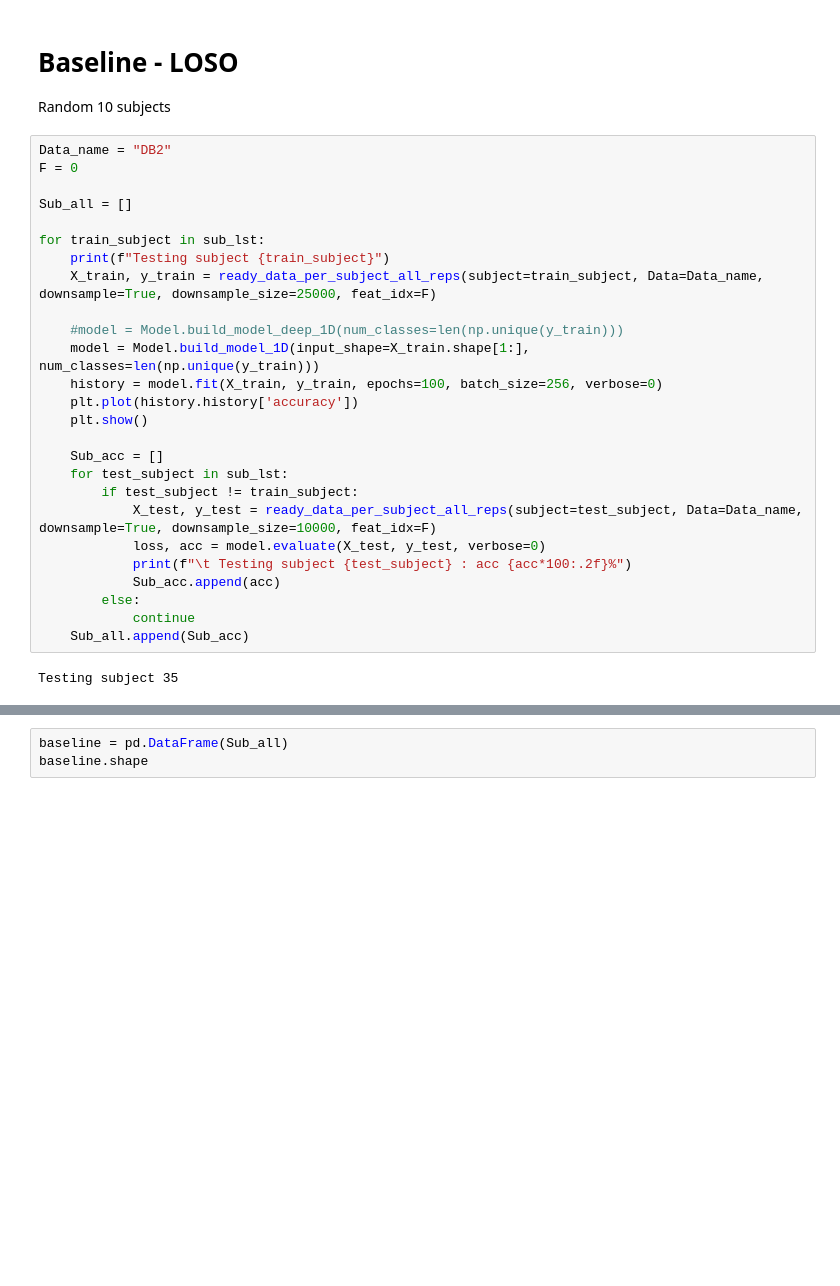
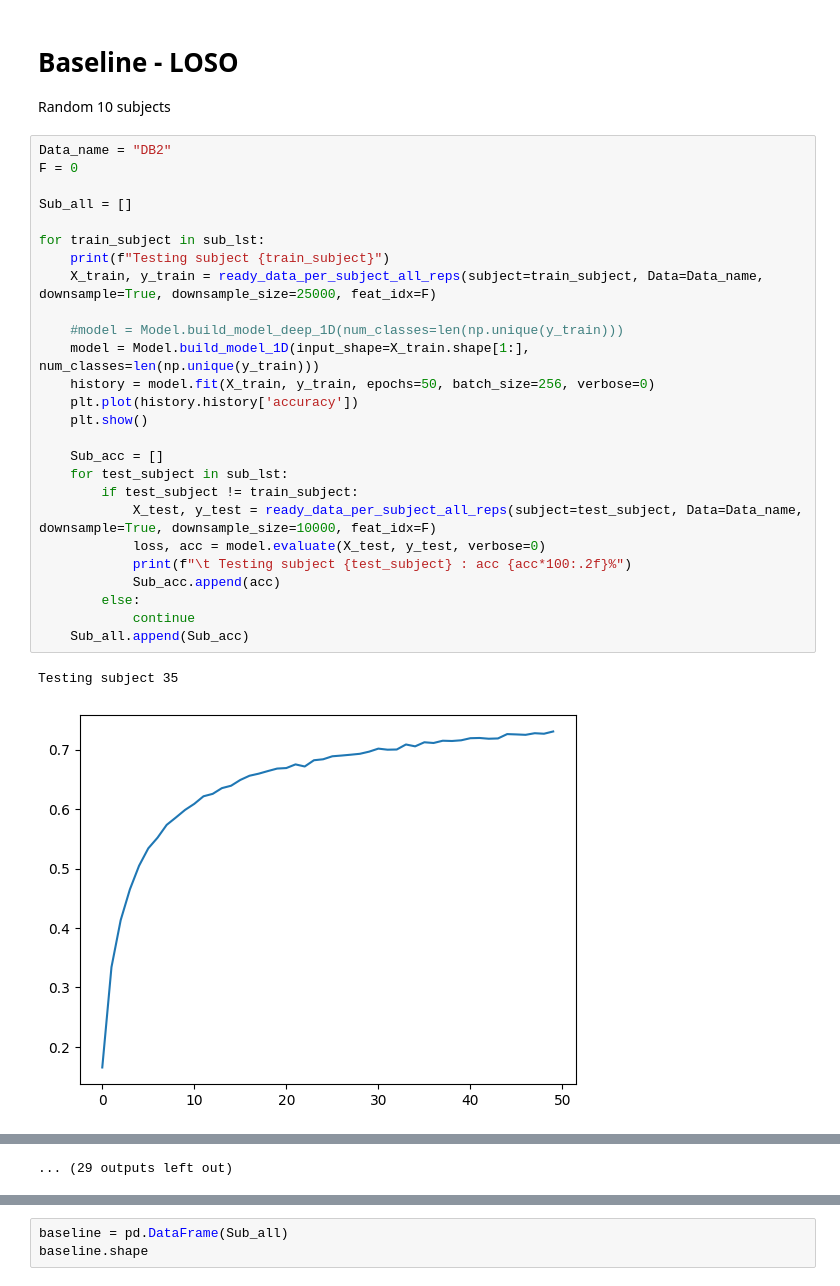
Before and after one commit to Hunminlee/Cross-motor-decoding, a Jupyter notebook: Upper-limb/DB1/inter subject DB2.ipynb, the cells around one changed output, grey strips where cells are left out. Drawn from its saved outputs; the diff is of its cells as text; blank space fills up the shorter version.

```diff
--- a/Upper-limb/DB1/inter subject DB2.ipynb
+++ b/Upper-limb/DB1/inter subject DB2.ipynb
@@ -59,28 +59,29 @@ Random 10 subjects
 # %%
 Data_name = "DB2"
 F = 0
 
 Sub_all = []
 
 for train_subject in sub_lst:
     print(f"Testing subject {train_subject}")
     X_train, y_train = ready_data_per_subject_all_reps(subject=train_subject, Data=Data_name, downsample=True, downsample_size=25000, feat_idx=F)
 
     #model = Model.build_model_deep_1D(num_classes=len(np.unique(y_train)))
     model = Model.build_model_1D(input_shape=X_train.shape[1:], num_classes=len(np.unique(y_train)))
-    history = model.fit(X_train, y_train, epochs=100, batch_size=256, verbose=0)
+    history = model.fit(X_train, y_train, epochs=50, batch_size=256, verbose=0)
     plt.plot(history.history['accuracy'])
     plt.show()
 
     Sub_acc = []
     for test_subject in sub_lst:
         if test_subject != train_subject:
             X_test, y_test = ready_data_per_subject_all_reps(subject=test_subject, Data=Data_name, downsample=True, downsample_size=10000, feat_idx=F)
             loss, acc = model.evaluate(X_test, y_test, verbose=0)
             print(f"\t Testing subject {test_subject} : acc {acc*100:.2f}%")
             Sub_acc.append(acc)
         else:
             continue
     Sub_all.append(Sub_acc)
 # %% [output]
 Testing subject 35
+[figure, added]
@@ -87,3 +193,4 @@ Testing subject 35
+... (29 outputs left out)
 # %%
 Sub_all
 # %% [output]
```
Also changed, not shown: parts of 5 cells of this notebook, 14 other files.
